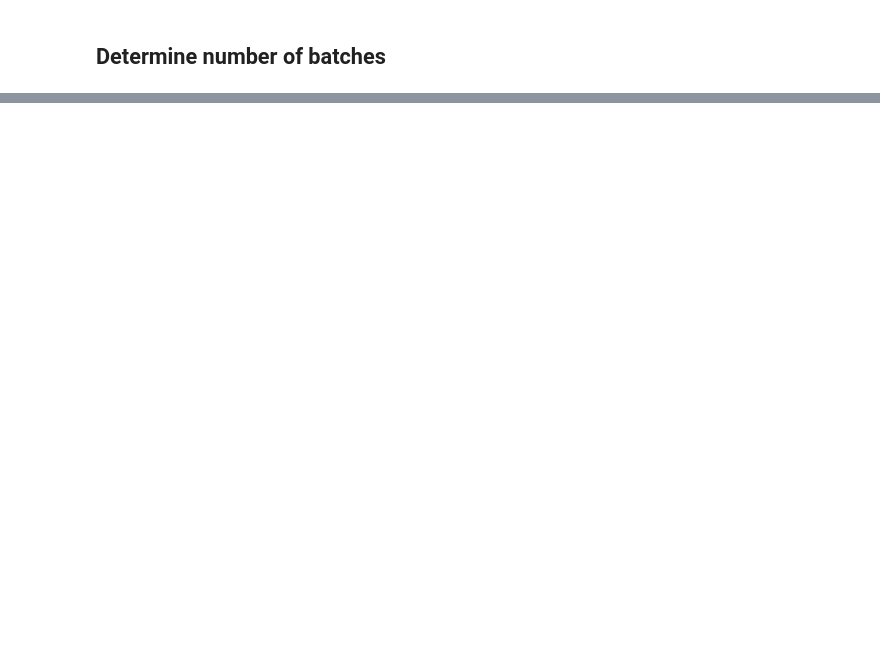
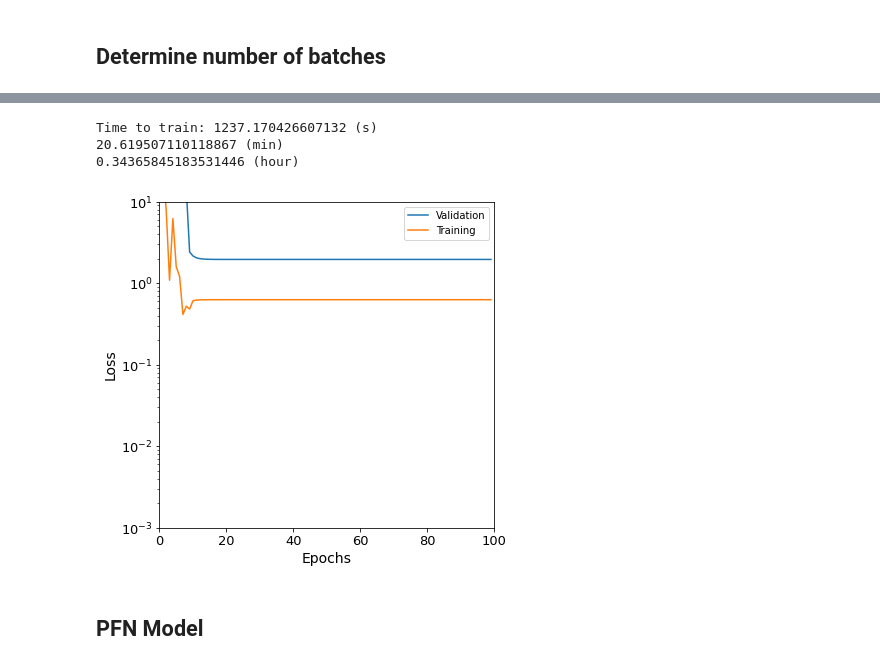
Before and after one commit to diliamariap/LCStudies, a Jupyter notebook: classifier/PFN_LargerDataset.ipynb, the cells around one changed output, grey strips where cells are left out. Drawn from its saved outputs; the diff is of its cells as text; code cells hidden in the pictures; blank space fills up the shorter version.

```diff
--- a/classifier/PFN_LargerDataset.ipynb
+++ b/classifier/PFN_LargerDataset.ipynb
@@ -222,0 +237,11 @@ X.shape[-1]
+# %%
+# network architecture parameters
+netOpt2 = tf.keras.optimizers.Adam(
+    learning_rate=.005,
+    beta_1=0.9,
+    beta_2=0.999,
+    epsilon=1e-09,
+    amsgrad=False)
+# %%
+pfn2 = PFN(input_dim=X.shape[-1], Phi_sizes=Phi_sizes, F_sizes=F_sizes,
+          optimizer=netOpt2, metrics=[])
@@ -222,0 +266,7 @@ X.shape[-1]
+# %%
+t0 = t.time()
+history2 = pfn2.fit(ds_train,
+        epochs=100,
+        validation_data=ds_val,
+        verbose=1)
+t1 = t.time()
@@ -223 +293,30 @@ X.shape[-1]
+# %%
+print('Time to train: '+str(t1-t0)+' (s)')
+print(str((t1-t0)/60)+' (min)')
+print(str((t1-t0)/3600)+' (hour)')
+# %% [output]
+Time to train: 1237.170426607132 (s)
+20.619507110118867 (min)
+0.34365845183531446 (hour)
+# %%
+# 40 files with netOpt2
+M = len(history2.history['val_loss'])
+fig = plt.figure(figsize=(6,6))
+plt.plot(history2.history['val_loss'], label="Validation")
+plt.plot(history2.history['loss'], label="Training")
+plt.yscale('log')
+plt.ylim(.001,10)
+plt.yticks(fontsize=13)
+plt.xlim(0,M)
+plt.xticks(fontsize=13)
+plt.xlabel('Epochs', fontsize=14)
+plt.ylabel('Loss', fontsize=14)
+plt.legend(loc='upper right', ncol=1)
+# plt.tight_layout()
+#plt.savefig('./.png', format='png')
+plt.show()
+# %% [output]
+[figure, added]
+# %% [markdown]
+## PFN Model
 # %%
```
Also changed, not shown: parts of 71 cells of this notebook, 1 other file.
